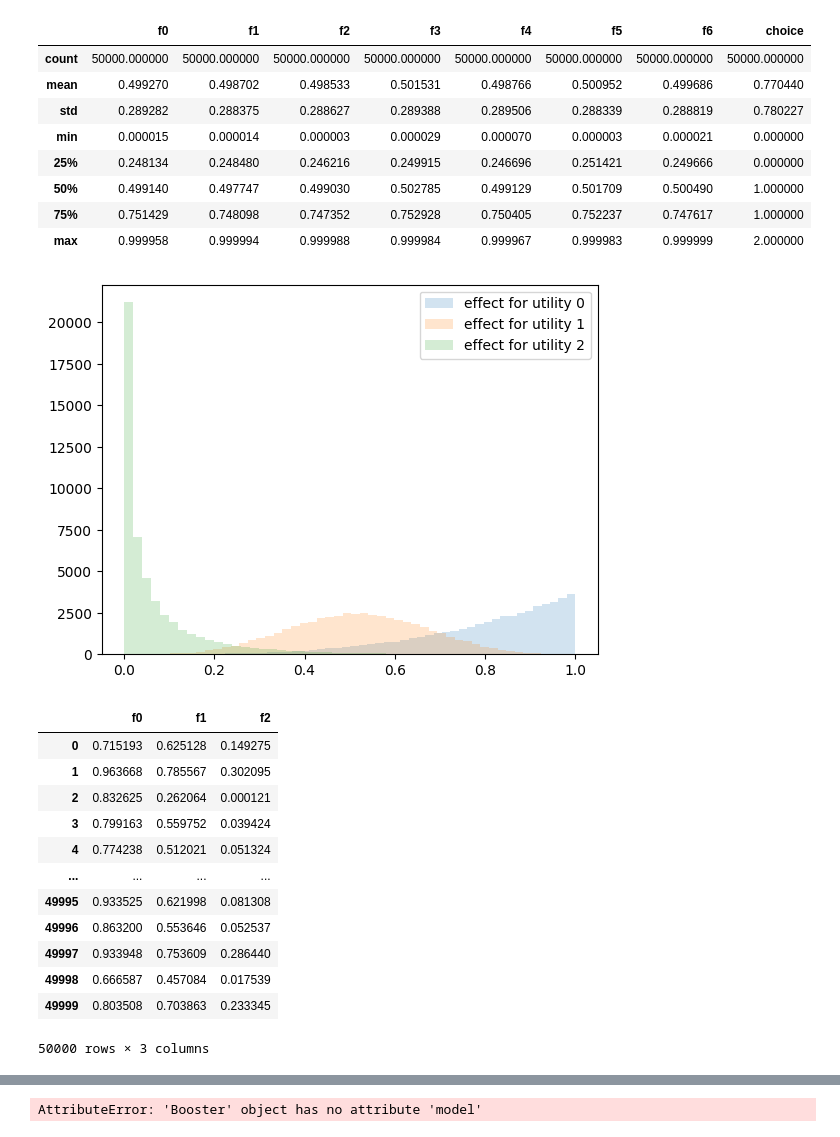
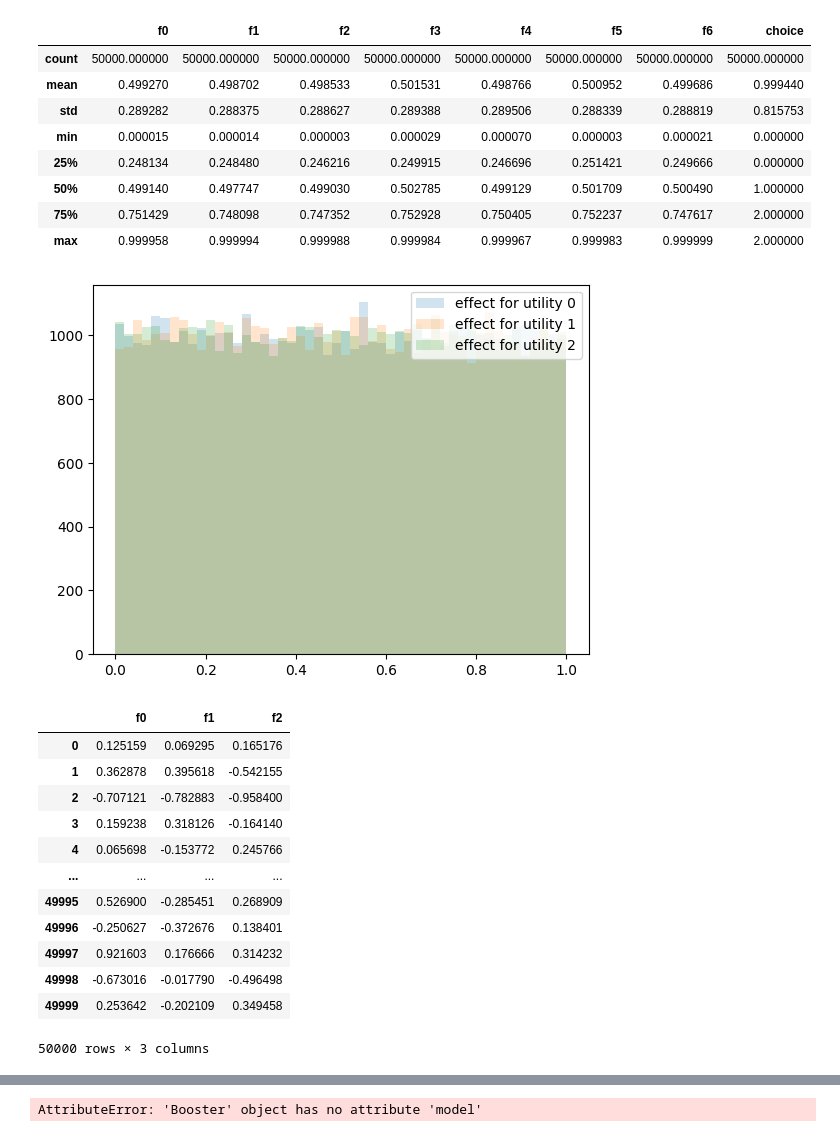
Before and after one commit to big-ucl/functional-effects-model, a Jupyter notebook: src/simple_reproducible_example.ipynb, the cells around one changed output, grey strips where cells are left out. Saved outputs shown, nothing was run; the diff lists cells and outputs as text; code cells hidden in the pictures.

```diff
--- a/src/simple_reproducible_example.ipynb
+++ b/src/simple_reproducible_example.ipynb
@@ -104,6 +104,30 @@ def nullify_features(x_arr: np.ndarray, feature_indices: list) -> np.ndarray:
     x_arr[:, feature_indices] = np.zeros((x_arr.shape[0], len(feature_indices)))
     return x_arr
 
+def create_simple_functional_effects(x: np.ndarray, n_utility: int, n_socio_dem: int) -> np.ndarray:
+    """
+    Create functional effects for a given number of utilities and features per utility.
+    """
+    effects = np.zeros((x.shape[0], n_utility))
+    for i in range(n_utility):
+        if i == 0:
+            effects[:, i] = np.sum(x[:, :1], axis=1)
+        elif i == 1:
+            effects[:, i] = np.sum(x[:, 1:2], axis=1)
+        elif i == 2:
+            effects[:, i] = np.sum(x[:, 2:3], axis=1)
+        else:
+            effects[:, i] = np.median(x[:, :n_socio_dem], axis=1)
+
+        # effects[:, i] = effects[:,i] / effects[:, i].max()
+        # effects[:, i] = ((effects[:, i] - effects[:, i].mean())/effects[:, i].std())
+
+        # effects[:, i] += np.random.normal(loc=0, scale=0.1, size=effects[:, i].shape)
+
+    # effects = effects - effects[:, -1].reshape(-1, 1)
+
+    return effects
+
 def create_functional_effects(x: np.ndarray, n_utility: int, n_socio_dem: int) -> np.ndarray:
     """
     Create functional effects for a given number of utilities and features per utility.
@@ -154,7 +178,8 @@ def apply_functional_effects(x: np.ndarray, n_utility: int, n_socio_dem: int) ->
     """
     Apply functional effects to the input data and return a DataFrame.
     """
-    effects = create_functional_effects(x, n_utility, n_socio_dem)
+    effects = create_simple_functional_effects(x, n_utility, n_socio_dem)
+    # effects = create_functional_effects(x, n_utility, n_socio_dem)
     # effects = create_dumb_functional_effects(x, n_utility, n_socio_dem)
     feature_names = [f"f{i}" for i in range(n_utility)]
 
@@ -195,54 +220,54 @@ x_arr_test = generate_x(10000, tot_features, 1, 1, gaussian=False, semi_random=F
 # x_arr = nullify_features(x_arr, [i + n_socio_dem for i in range(n_utility)])
 # x_arr_test = nullify_features(x_arr_test, [i + n_socio_dem for i in range(n_utility)])
 
-# coeff = [-1, -1, -1, -1]
-coeff = [0, 0, 0, 0]
+coeff = [-1, -1, -1, -1]
+# coeff = [0, 0, 0, 0]
 
 feature_names = [f"f{i}" for i in range(tot_features)]
 
 u_idx = [(i, (i+1)) for i in range(n_utility)]
 
 y_plot = apply_functional_effects(x_arr, n_utility, n_socio_dem)
 for i in range(n_utility):
     plt.hist(y_plot.iloc[:, i], label = f"effect for utility {i}", alpha = 0.2, bins=50)
     plt.legend()
 
 dataset = create_dataset(x_arr, feature_names)
 dataset_transf = apply_functional_effects(x_arr, n_utility, n_socio_dem)
 dataset_transf = add_alt_spec_features(dataset_transf, x_arr, n_utility, coeff, n_socio_dem)
 dataset["choice"] = dataset_transf.apply(add_choice, axis=1, u_idx=u_idx, regression=regression)
 dataset_test = create_dataset(x_arr_test, feature_names)
 dataset_test_transf = apply_functional_effects(x_arr_test, n_utility, n_socio_dem)
 dataset_test_transf = add_alt_spec_features(dataset_test_transf, x_arr_test, n_utility, coeff, n_socio_dem)
 dataset_test["choice"] = dataset_test_transf.apply(add_choice, axis=1, u_idx=u_idx, regression=regression)
 
 dataset.describe()
 # %% [output]
 |  | f0 | f1 | f2 | f3 | f4 | f5 | f6 | choice |
 | count | 50000.000000 | 50000.000000 | 50000.000000 | 50000.000000 | 50000.000000 | 50000.000000 | 50000.000000 | 50000.000000 |
-| mean | 0.499270 | 0.498702 | 0.498533 | 0.501531 | 0.498766 | 0.500952 | 0.499686 | 0.770440 |
-| std | 0.289282 | 0.288375 | 0.288627 | 0.289388 | 0.289506 | 0.288339 | 0.288819 | 0.780227 |
+| mean | 0.499270 | 0.498702 | 0.498533 | 0.501531 | 0.498766 | 0.500952 | 0.499686 | 0.999440 |
+| std | 0.289282 | 0.288375 | 0.288627 | 0.289388 | 0.289506 | 0.288339 | 0.288819 | 0.815753 |
 | min | 0.000015 | 0.000014 | 0.000003 | 0.000029 | 0.000070 | 0.000003 | 0.000021 | 0.000000 |
 | 25% | 0.248134 | 0.248480 | 0.246216 | 0.249915 | 0.246696 | 0.251421 | 0.249666 | 0.000000 |
 | 50% | 0.499140 | 0.497747 | 0.499030 | 0.502785 | 0.499129 | 0.501709 | 0.500490 | 1.000000 |
-| 75% | 0.751429 | 0.748098 | 0.747352 | 0.752928 | 0.750405 | 0.752237 | 0.747617 | 1.000000 |
+| 75% | 0.751429 | 0.748098 | 0.747352 | 0.752928 | 0.750405 | 0.752237 | 0.747617 | 2.000000 |
 | max | 0.999958 | 0.999994 | 0.999988 | 0.999984 | 0.999967 | 0.999983 | 0.999999 | 2.000000 |
-[figure, old version]
+[figure, new version]
 # %%
 dataset_transf
 # %% [output]
 |  | f0 | f1 | f2 |
-| 0 | 0.715193 | 0.625128 | 0.149275 |
-| 1 | 0.963668 | 0.785567 | 0.302095 |
-| 2 | 0.832625 | 0.262064 | 0.000121 |
-| 3 | 0.799163 | 0.559752 | 0.039424 |
-| 4 | 0.774238 | 0.512021 | 0.051324 |
+| 0 | 0.125159 | 0.069295 | 0.165176 |
+| 1 | 0.362878 | 0.395618 | -0.542155 |
+| 2 | -0.707121 | -0.782883 | -0.958400 |
+| 3 | 0.159238 | 0.318126 | -0.164140 |
+| 4 | 0.065698 | -0.153772 | 0.245766 |
 | ... | ... | ... | ... |
-| 49995 | 0.933525 | 0.621998 | 0.081308 |
-| 49996 | 0.863200 | 0.553646 | 0.052537 |
-| 49997 | 0.933948 | 0.753609 | 0.286440 |
-| 49998 | 0.666587 | 0.457084 | 0.017539 |
-| 49999 | 0.803508 | 0.703863 | 0.233345 |
+| 49995 | 0.526900 | -0.285451 | 0.268909 |
+| 49996 | -0.250627 | -0.372676 | 0.138401 |
+| 49997 | 0.921603 | 0.176666 | 0.314232 |
+| 49998 | -0.673016 | -0.017790 | -0.496498 |
+| 49999 | 0.253642 | -0.202109 | 0.349458 |
 50000 rows × 3 columns
 # %%
 for i in range(n_utility):
```
Also changed, not shown: parts of 9 cells of this notebook, 1 other file.
